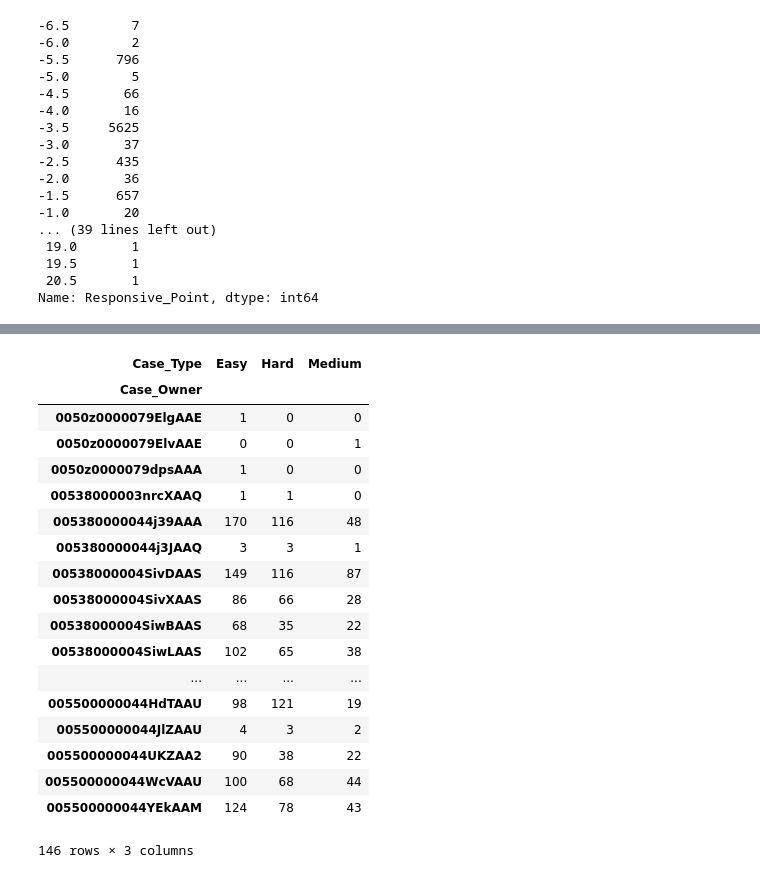
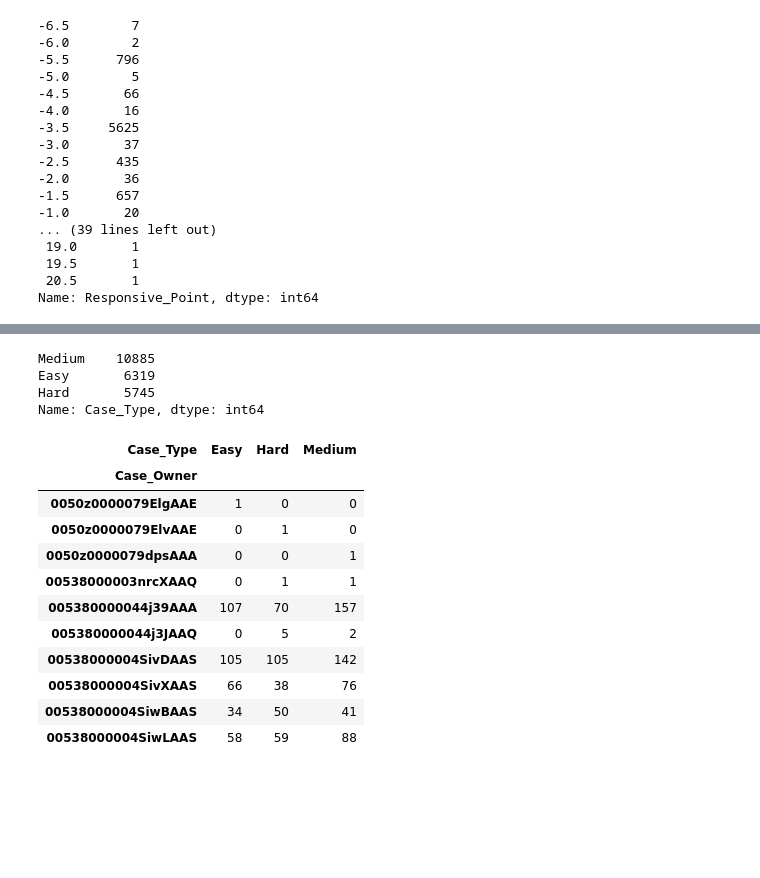
Before and after one commit to iAlhasan/DSP-Project, a Jupyter notebook: Quynh_StoryLine#2.ipynb, the cells around one changed output, grey strips where cells are left out. Drawn from its saved outputs; the diff is of its cells as text; code cells hidden in the pictures; blank space fills up the shorter version.

```diff
--- a/Quynh_StoryLine#2.ipynb
+++ b/Quynh_StoryLine#2.ipynb
@@ -1083,6 +1143,8 @@ Other, please specify                         1
 HS/GED                                        1
 Master?s degree                               1
 Name: Highest_Level_of_Education_Completed__c, dtype: int64
+# %%
+approved_hire['Case'] = 0.0
 # %%
 for index, rowData in approved_hire.iterrows():
     if rowData['Highest_Level_of_Education_Completed__c'] == "Doctorate (PhD, MD, etc.)":
@@ -1114,8 +1176,3 @@ print(approved_hire['Responsive_Point'].value_counts().sort_index())
  19.5       1
  20.5       1
 Name: Responsive_Point, dtype: int64
-# %%
-for index, rowData in approved_hire.iterrows():
-    if rowData['Months_Unemployed__c']> 6.0:
-        approved_hire.at[index,'Responsive_Point'] = rowData['Responsive_Point'] - 3
-print(approved_hire['Responsive_Point'].value_counts().sort_index())
@@ -1140,8 +1178,0 @@ Name: Responsive_Point, dtype: int64
-# %%
-approved_hire['Case_Type'] = "Medium"
-for index, rowData in approved_hire.iterrows():
-    if rowData['Responsive_Point'] < 0.0:
-        approved_hire.at[index,'Case_Type'] = "Hard"
-    if rowData['Responsive_Point'] > 5.0:
-        approved_hire.at[index,'Case_Type'] = "Easy"
-print(approved_hire['Case_Type'].value_counts())
@@ -1153,23 +1179,39 @@ Name: Case_Type, dtype: int64
-# %%
-table = pd.crosstab(approved_hire['Case_Owner'], columns=approved_hire['Case_Type'])
-table
-# %% [output]
-| Case_Type | Easy | Hard | Medium |
-| Case_Owner |  |  |  |
-| 0050z0000079ElgAAE | 1 | 0 | 0 |
-| 0050z0000079ElvAAE | 0 | 0 | 1 |
-| 0050z0000079dpsAAA | 1 | 0 | 0 |
-| 00538000003nrcXAAQ | 1 | 1 | 0 |
-| 005380000044j39AAA | 170 | 116 | 48 |
-| 005380000044j3JAAQ | 3 | 3 | 1 |
-| 00538000004SivDAAS | 149 | 116 | 87 |
-| 00538000004SivXAAS | 86 | 66 | 28 |
-| 00538000004SiwBAAS | 68 | 35 | 22 |
-| 00538000004SiwLAAS | 102 | 65 | 38 |
-| ... | ... | ... | ... |
-| 005500000044HdTAAU | 98 | 121 | 19 |
-| 005500000044JlZAAU | 4 | 3 | 2 |
-| 005500000044UKZAA2 | 90 | 38 | 22 |
-| 005500000044WcVAAU | 100 | 68 | 44 |
-| 005500000044YEkAAM | 124 | 78 | 43 |
-146 rows × 3 columns
+# %%
+# Label cases as Easy/ Medium/ Hard
+approved_hire['Case_Type'] = "Medium"
+for index, rowData in approved_hire.iterrows():
+    if (rowData['Responsive_Type'] == "Very Responsive") & (rowData['Highest_Level_of_Education_Completed__c'] == "4 Year Degree (BA, BS, etc.)" ):
+        approved_hire.at[index,'Case_Type'] = "Easy"
+    if (rowData['Responsive_Type'] == "Responsive") & (rowData['Highest_Level_of_Education_Completed__c'] == "Post-Graduate Degree (MA, MS, JD, etc.)" ):
+        approved_hire.at[index,'Case_Type'] = "Easy"
+    if (rowData['Responsive_Type'] == "Responsive") & (rowData['Highest_Level_of_Education_Completed__c'] == "4 Year Degree (BA, BS, etc.)" ) & (rowData['Security_Clearance_Description__c'] == "Yes" ):
+        approved_hire.at[index,'Case_Type'] = "Easy"
+    if (rowData['Responsive_Type'] == "Responsive") & (rowData['Highest_Level_of_Education_Completed__c'] == "High School/GED"):
+        approved_hire.at[index,'Less Responsive'] = "Hard"
+    if (rowData['Responsive_Type'] == "Responsive") & (rowData['Security_Clearance_Description__c'] == "No" ):
+        approved_hire.at[index,'Case_Type'] = "Hard"
+    if (rowData['Responsive_Type'] == "Less Responsive"):
+        approved_hire.at[index,'Case_Type'] = "Hard"
+print(approved_hire['Case_Type'].value_counts())
+# %% [output]
+Medium    10885
+Easy       6319
+Hard       5745
+Name: Case_Type, dtype: int64
+# %%
+# Print out the number of easy/ medium/ hard case for each owner
+successful = pd.crosstab(approved_hire['Case_Owner'], columns=approved_hire['Case_Type'])
+successful.head(10)
+# %% [output]
+| Case_Type | Easy | Hard | Medium |
+| Case_Owner |  |  |  |
+| 0050z0000079ElgAAE | 1 | 0 | 0 |
+| 0050z0000079ElvAAE | 0 | 1 | 0 |
+| 0050z0000079dpsAAA | 0 | 0 | 1 |
+| 00538000003nrcXAAQ | 0 | 1 | 1 |
+| 005380000044j39AAA | 107 | 70 | 157 |
+| 005380000044j3JAAQ | 0 | 5 | 2 |
+| 00538000004SivDAAS | 105 | 105 | 142 |
+| 00538000004SivXAAS | 66 | 38 | 76 |
+| 00538000004SiwBAAS | 34 | 50 | 41 |
+| 00538000004SiwLAAS | 58 | 59 | 88 |
```
Also changed, not shown: parts of 58 cells of this notebook.
